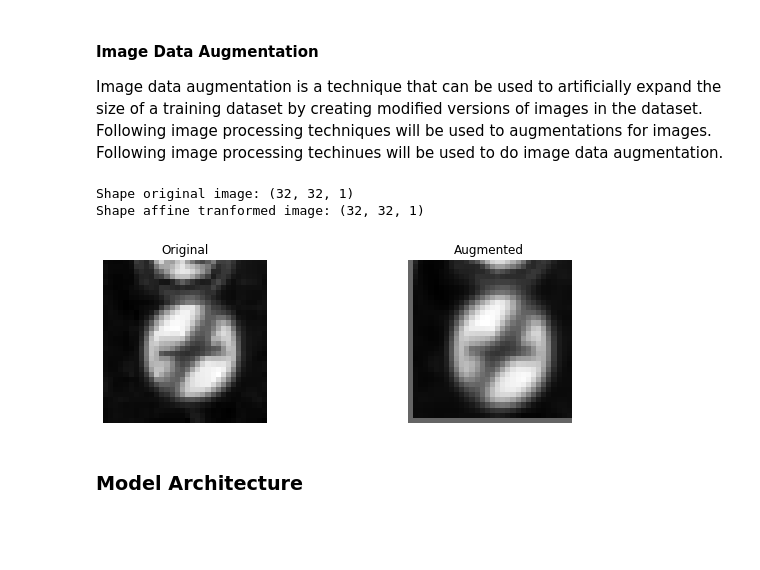
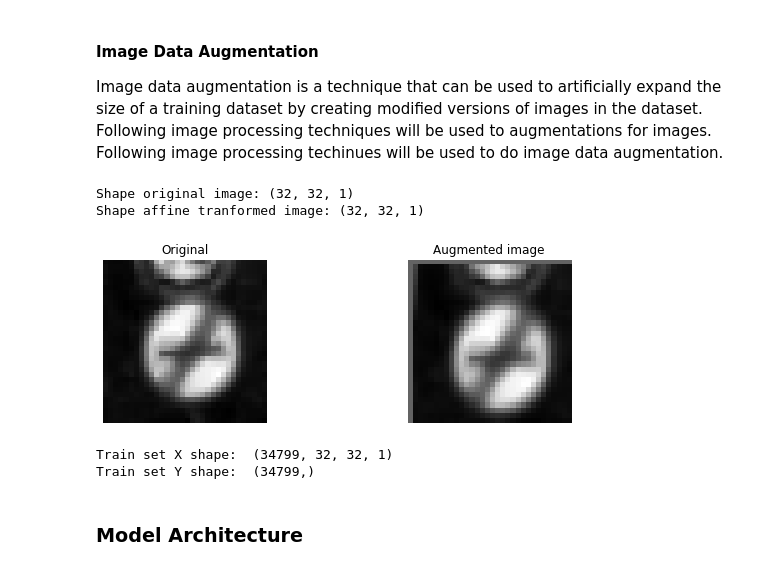
Before and after one commit to snandasena/traffic-sign-classifier, a Jupyter notebook: Traffic_Sign_Classifier.ipynb, the cells around one changed output. Drawn from its saved outputs; the diff is of its cells as text; code cells hidden in the pictures; blank space fills up the shorter version.

```diff
--- a/Traffic_Sign_Classifier.ipynb
+++ b/Traffic_Sign_Classifier.ipynb
@@ -313,10 +313,16 @@ def random_brightness(img):
     dst = shifted * coef - 1.0
 
     return dst
+
+def generate_aug_image(img):
+    """
+
+    """
+    return random_translate(random_scaling(random_warp(random_brightness(img))))
 # %%
 def visualize_aug_image(img, aug_img, label):
     """
-    This is an utility function.
+    This is an utility function to visualize augmented images.
     """
     fig, axs = plt.subplots(1,2, figsize=(10, 3))
 
@@ -329,12 +335,18 @@ def visualize_aug_image(img, aug_img, label):
     axs[1].set_title(label)
 # %%
 img = X_train[0]
-img_dst = random_translate(random_scaling(random_warp(random_brightness(img))))
-visualize_aug_image(img,img_dst,'Augmented')
+img_dst = generate_aug_image(img)
+visualize_aug_image(img,img_dst,'Augmented image')
 
 print('Shape original image: (%i, %i, %i)'% img.shape)
 print('Shape affine tranformed image: (%i, %i, %i)'% img_dst.shape)
 # %% [output]
 Shape original image: (32, 32, 1)
 Shape affine tranformed image: (32, 32, 1)
-[figure, old version]
+[figure, new version]
+# %%
+print("Train set X shape: ", X_train.shape)
+print("Train set Y shape: ", y_train.shape)
+# %% [output]
+Train set X shape:  (34799, 32, 32, 1)
+Train set Y shape:  (34799,)
```
Also changed, not shown: parts of 2 cells of this notebook.
